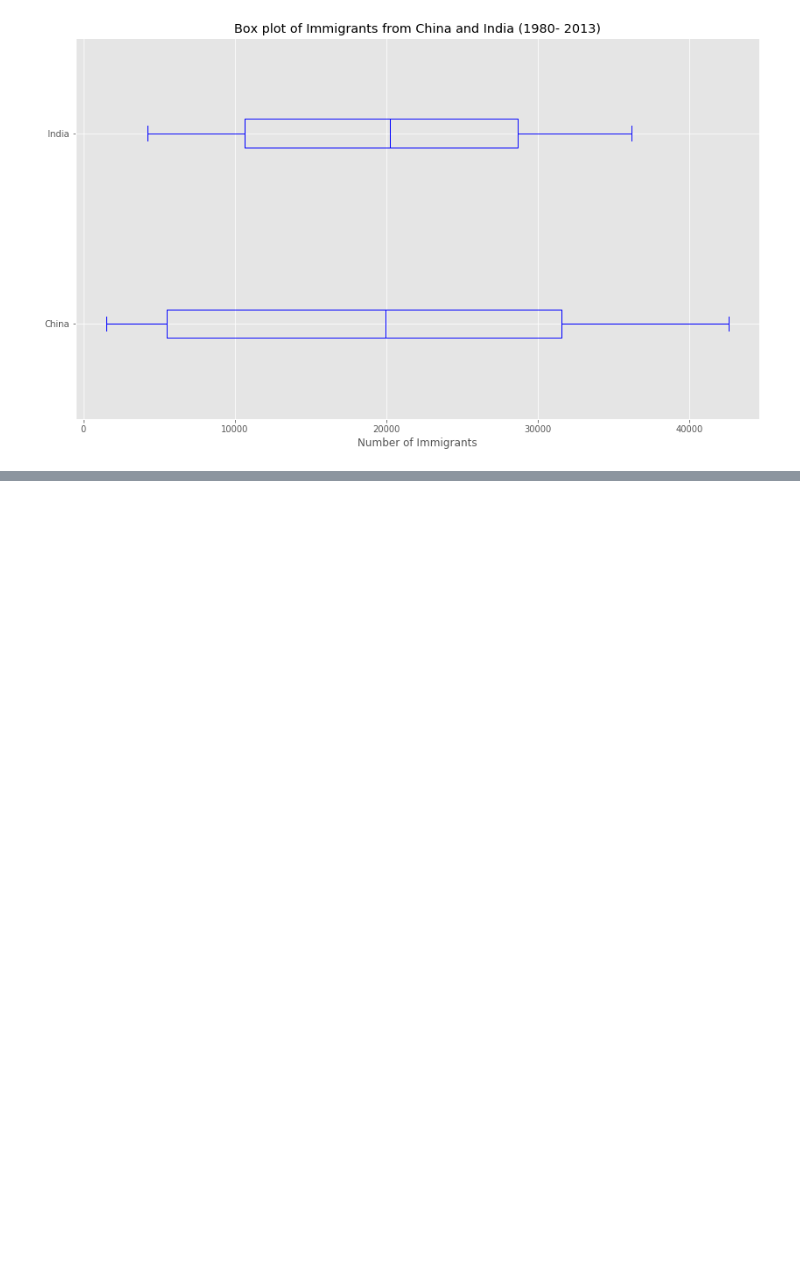
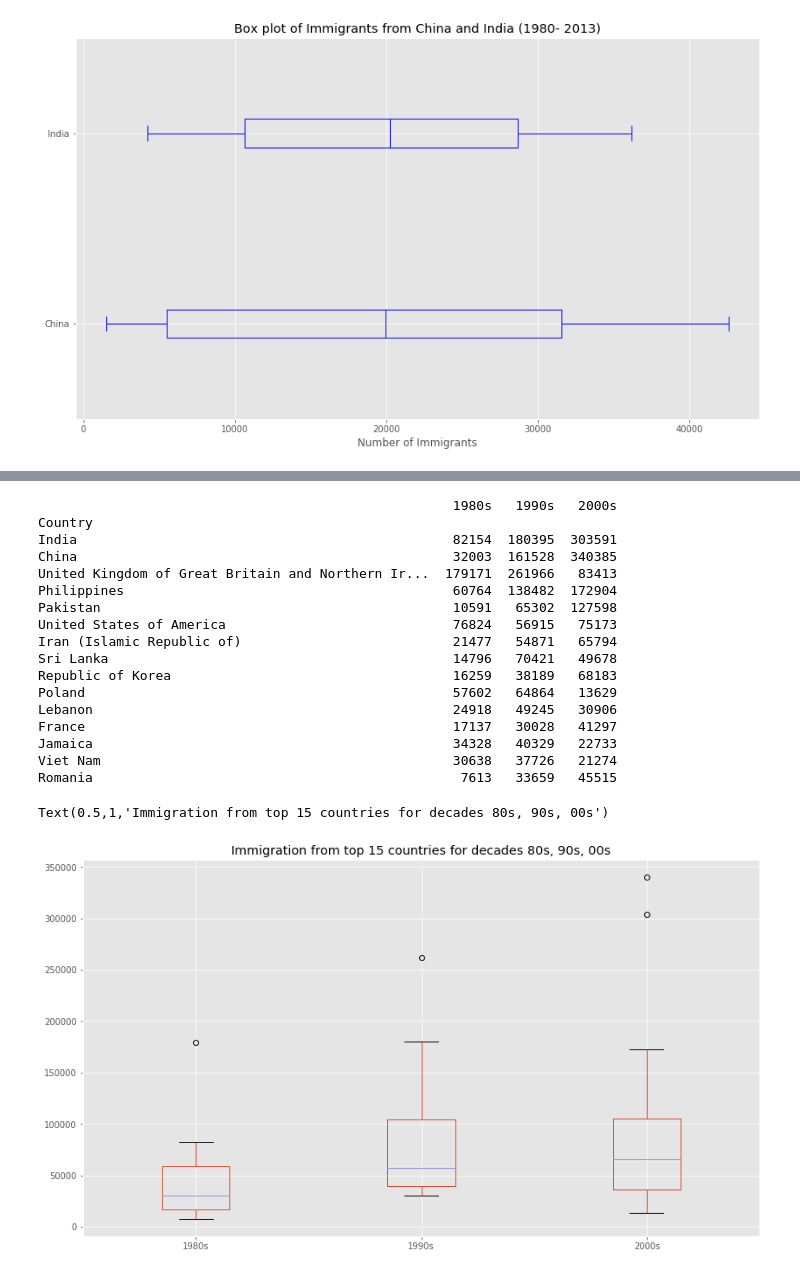
Before and after one commit to amarpy/migration_to_canada_analysis, a Jupyter notebook: migration_to_canada_analysis.ipynb, the cells around one changed output, grey strips where cells are left out. Drawn from its saved outputs; the diff is of its cells as text; code cells hidden in the pictures; blank space fills up the shorter version.

```diff
--- a/migration_to_canada_analysis.ipynb
+++ b/migration_to_canada_analysis.ipynb
@@ -412,0 +434,4 @@ plt.show()
+# %%
+# 1. get the top 15 countries based on Total immigrant population
+df_top15 = df_can.sort_values(['Total'], ascending=False, axis=0).head(15)
+df_top15
@@ -412,0 +457,33 @@ plt.show()
+# %%
+years_80s = list(map(str, range(1980, 1990)))
+years_90s = list(map(str, range(1990, 2000)))
+years_00s = list(map(str, range(2000, 2010)))
+
+df_80s = df_top15.loc[:, years_80s].sum(axis = 1)
+df_90s = df_top15.loc[:, years_90s].sum(axis = 1)
+df_00s = df_top15.loc[:, years_00s].sum(axis = 1)
+
+new_df = pd.DataFrame({"1980s": df_80s, "1990s": df_90s, "2000s": df_00s})
+print(new_df)
+new_df.plot(kind = "box", figsize = (14, 8))
+plt.title("Immigration from top 15 countries for decades 80s, 90s, 00s")
+# %% [output]
+                                                     1980s   1990s   2000s
+Country
+India                                                82154  180395  303591
+China                                                32003  161528  340385
+United Kingdom of Great Britain and Northern Ir...  179171  261966   83413
+Philippines                                          60764  138482  172904
+Pakistan                                             10591   65302  127598
+United States of America                             76824   56915   75173
+Iran (Islamic Republic of)                           21477   54871   65794
+Sri Lanka                                            14796   70421   49678
+Republic of Korea                                    16259   38189   68183
+Poland                                               57602   64864   13629
+Lebanon                                              24918   49245   30906
+France                                               17137   30028   41297
+Jamaica                                              34328   40329   22733
+Viet Nam                                             30638   37726   21274
+Romania                                               7613   33659   45515
+Text(0.5,1,'Immigration from top 15 countries for decades 80s, 90s, 00s')
+[figure, added]
```
Also changed, not shown: parts of 4 cells of this notebook.
